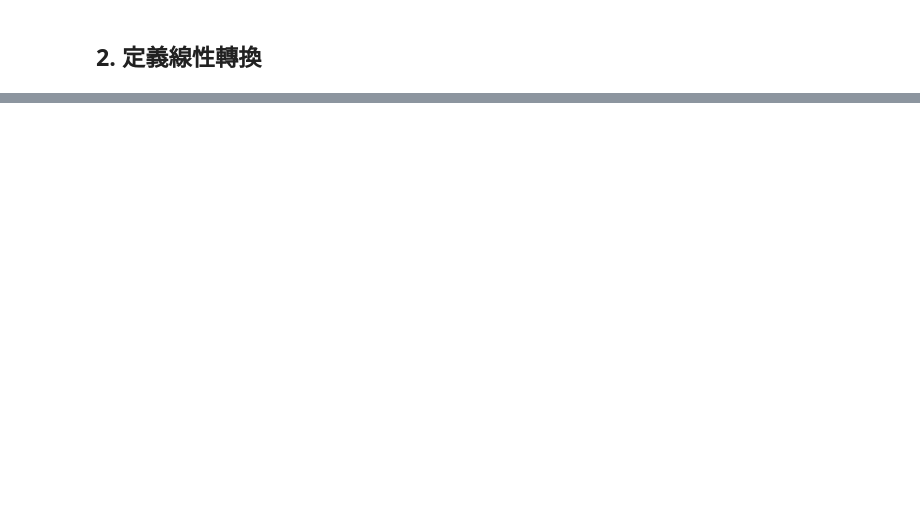
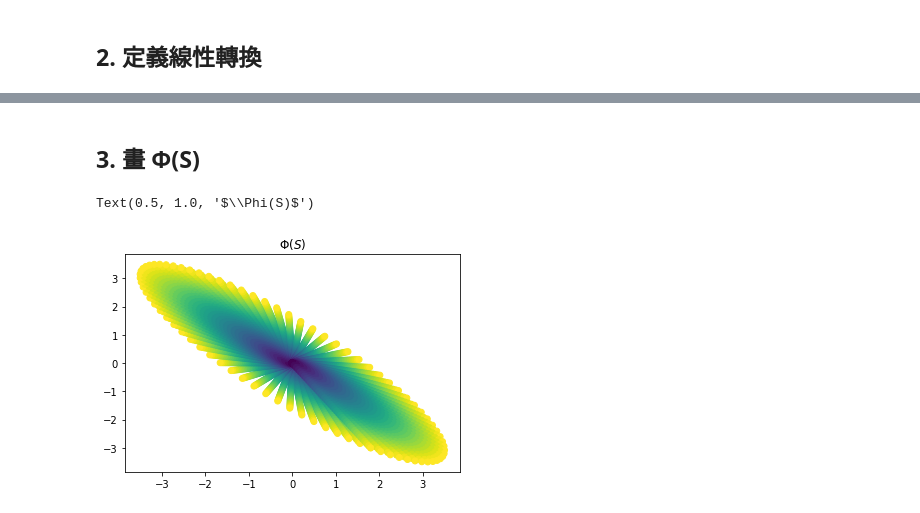
Before and after one commit to fattrovi/24k, a Jupyter notebook: hw6.ipynb, the cells around one changed output, grey strips where cells are left out. Cells and saved outputs as stored; diff of their text form; code cells hidden in the pictures; blank space fills up the shorter version.

```diff
--- a/hw6.ipynb
+++ b/hw6.ipynb
@@ -25,0 +31,17 @@ plt.ylim(-3.5, 3.5)
+# %%
+A = np.array([[0.6,-1],
+             [-1,0.6]])
+def phi(x):
+    assert A.shape[1]==x.shape[0], 'incompatible dimension'
+    return A@x
+# %% [markdown]
+## 3. 畫  Φ(S)
+# %%
+T = phi(S_meshgrid)
+u, v = phi(S_meshgrid)
+
+plt.scatter(u, v, c= aa)
+plt.title('$\Phi(S)$')
+# %% [output]
+Text(0.5, 1.0, '$\\Phi(S)$')
+[figure, added]
```
Also changed, not shown: parts of 5 cells of this notebook.
